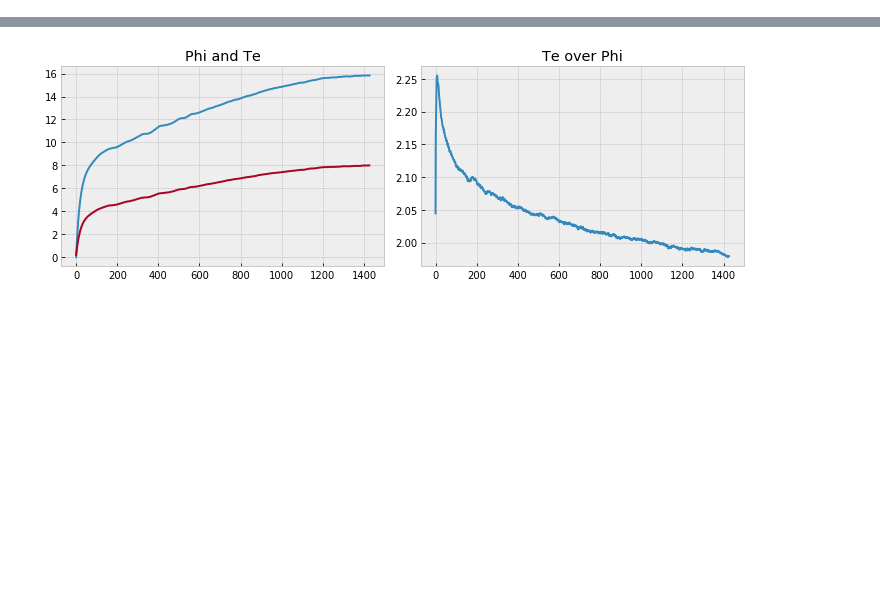
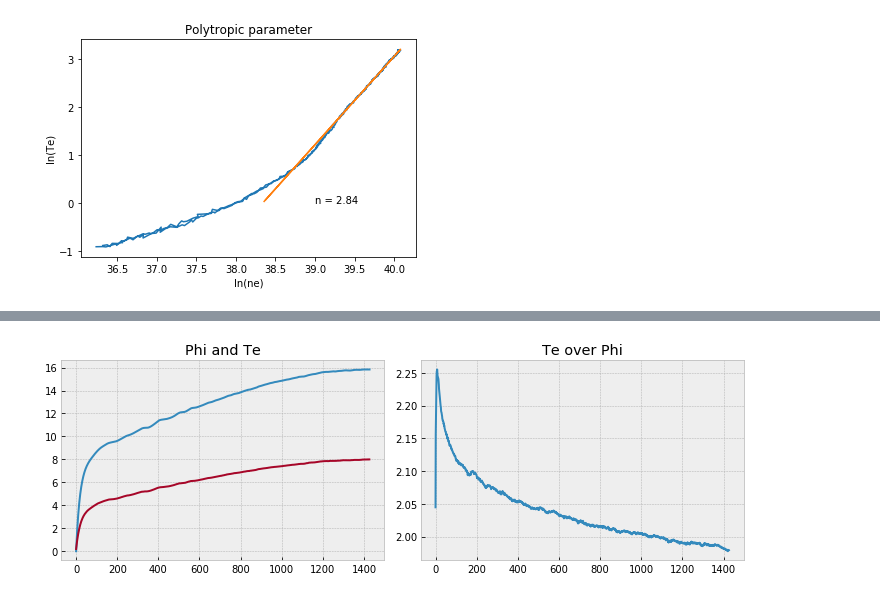
Before and after one commit to antoinetavant/1D_PIC, a Jupyter notebook: Process_1D_PIC.ipynb, the cells around one changed output, grey strips where cells are left out. Saved outputs shown, nothing was run; the diff lists cells and outputs as text; code cells hidden in the pictures; blank space fills up the shorter version.

```diff
--- a/Process_1D_PIC.ipynb
+++ b/Process_1D_PIC.ipynb
@@ -39,0 +55,24 @@ plt.tight_layout()
+# %%
+f = hp.File(fileName,"r")
+
+Te = meanfield(f,"Te")[:-2]
+ne = meanfield(f,"ne")[:-2]
+logTe = np.log(Te)
+logNe = np.log(ne)
+f.close()
+
+plt.plot(logNe,logTe)
+plt.xlabel("ln(ne)")
+plt.ylabel("ln(Te)")
+plt.title("Polytropic parameter")
+
+NCutFit = 50
+logNeCut = logNe[NCutFit:-1-NCutFit]
+logTeCut = logTe[NCutFit:-1-NCutFit]
+
+p = np.polyfit(logNeCut,logTeCut,1)
+plt.plot(logNeCut, p[0]*logNeCut+p[1])
+plt.text(39,0,f"n = {p[0]+1:2.2f}")
+n = p[0] + 1
+# %% [output]
+[figure, added]
```
Also changed, not shown: parts of 6 cells of this notebook, 6 other files.
